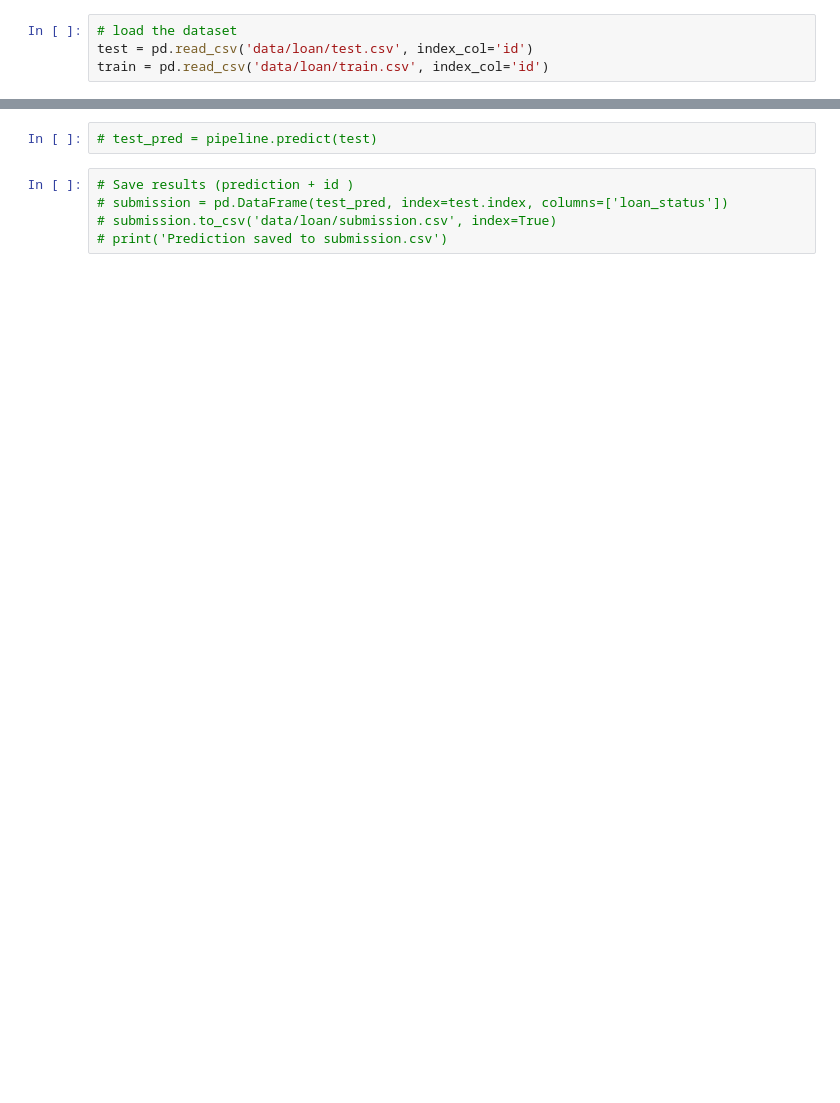
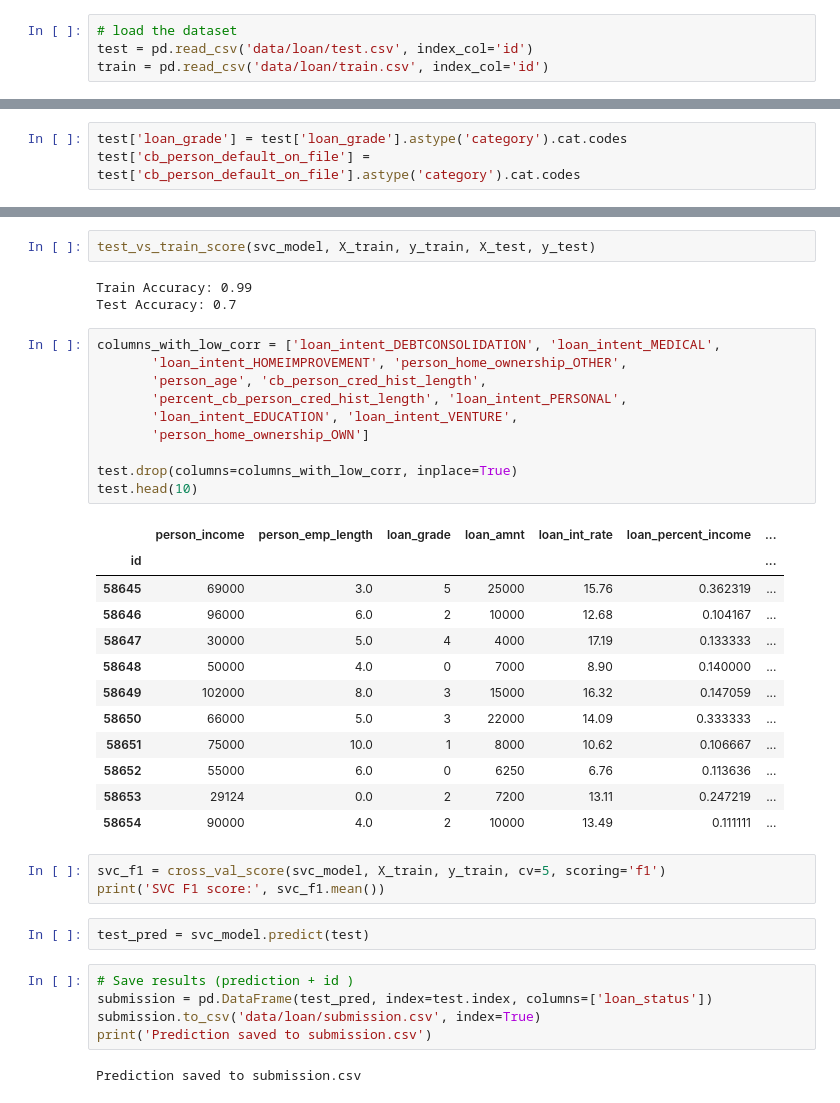
Before and after one commit to KevinShindel/MachineLearning, a Jupyter notebook: Kaggle/Challenges/Loan Approval Prediction.ipynb, the cells around one changed output, grey strips where cells are left out. Drawn from its saved outputs; the diff is of its cells as text; blank space fills up the shorter version.

```diff
--- a/Kaggle/Challenges/Loan Approval Prediction.ipynb
+++ b/Kaggle/Challenges/Loan Approval Prediction.ipynb
@@ -66,0 +188,3 @@ Cross Validation Scores: [0.92002728 0.9226703  0.92386393 0.92642169 0.92437548
+# %%
+test['loan_grade'] = test['loan_grade'].astype('category').cat.codes
+test['cb_person_default_on_file'] = test['cb_person_default_on_file'].astype('category').cat.codes
@@ -67,7 +315,40 @@ Cross Validation Scores: [0.92002728 0.9226703  0.92386393 0.92642169 0.92437548
+# %%
+test_vs_train_score(svc_model, X_train, y_train, X_test, y_test)
+# %% [output]
+Train Accuracy: 0.99
+Test Accuracy: 0.7
+# %%
+columns_with_low_corr = ['loan_intent_DEBTCONSOLIDATION', 'loan_intent_MEDICAL',
+       'loan_intent_HOMEIMPROVEMENT', 'person_home_ownership_OTHER',
+       'person_age', 'cb_person_cred_hist_length',
+       'percent_cb_person_cred_hist_length', 'loan_intent_PERSONAL',
+       'loan_intent_EDUCATION', 'loan_intent_VENTURE',
+       'person_home_ownership_OWN']
+
+test.drop(columns=columns_with_low_corr, inplace=True)
+test.head(10)
+# %% [output]
+|  | person_income | person_emp_length | loan_grade | loan_amnt | loan_int_rate | loan_percent_income | ... |
+| id |  |  |  |  |  |  | ... |
+| 58645 | 69000 | 3.0 | 5 | 25000 | 15.76 | 0.362319 | ... |
+| 58646 | 96000 | 6.0 | 2 | 10000 | 12.68 | 0.104167 | ... |
+| 58647 | 30000 | 5.0 | 4 | 4000 | 17.19 | 0.133333 | ... |
+| 58648 | 50000 | 4.0 | 0 | 7000 | 8.90 | 0.140000 | ... |
+| 58649 | 102000 | 8.0 | 3 | 15000 | 16.32 | 0.147059 | ... |
+| 58650 | 66000 | 5.0 | 3 | 22000 | 14.09 | 0.333333 | ... |
+| 58651 | 75000 | 10.0 | 1 | 8000 | 10.62 | 0.106667 | ... |
+| 58652 | 55000 | 6.0 | 0 | 6250 | 6.76 | 0.113636 | ... |
+| 58653 | 29124 | 0.0 | 2 | 7200 | 13.11 | 0.247219 | ... |
+| 58654 | 90000 | 4.0 | 2 | 10000 | 13.49 | 0.111111 | ... |
+# %%
+svc_f1 = cross_val_score(svc_model, X_train, y_train, cv=5, scoring='f1')
+print('SVC F1 score:', svc_f1.mean())
 # %%
-# test_pred = pipeline.predict(test)
+test_pred = svc_model.predict(test)
 # %%
 # Save results (prediction + id )
-# submission = pd.DataFrame(test_pred, index=test.index, columns=['loan_status'])
-# submission.to_csv('data/loan/submission.csv', index=True)
-# print('Prediction saved to submission.csv')
+submission = pd.DataFrame(test_pred, index=test.index, columns=['loan_status'])
+submission.to_csv('data/loan/submission.csv', index=True)
+print('Prediction saved to submission.csv')
+# %% [output]
+Prediction saved to submission.csv
```
Also changed, not shown: parts of 29 cells of this notebook, 11 other files.
